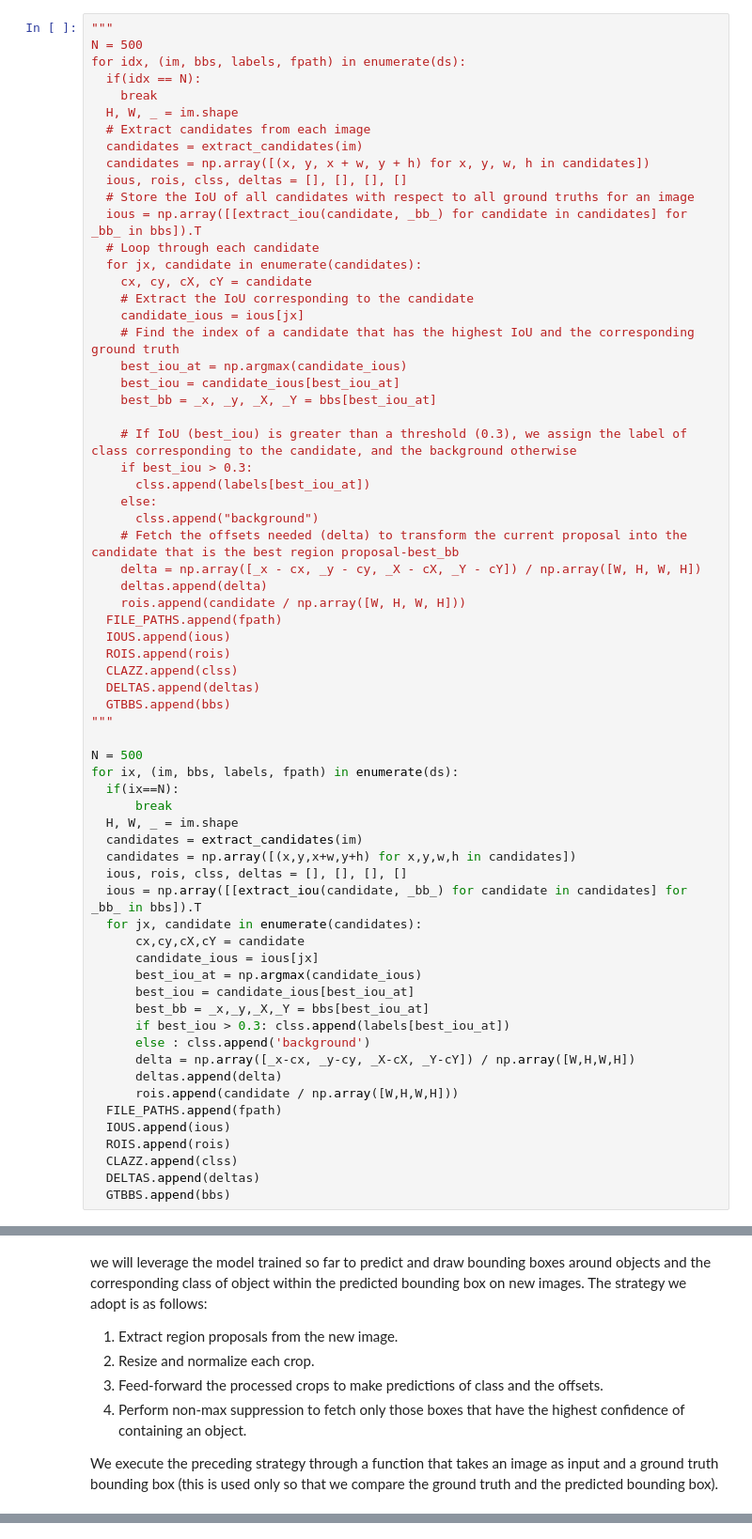
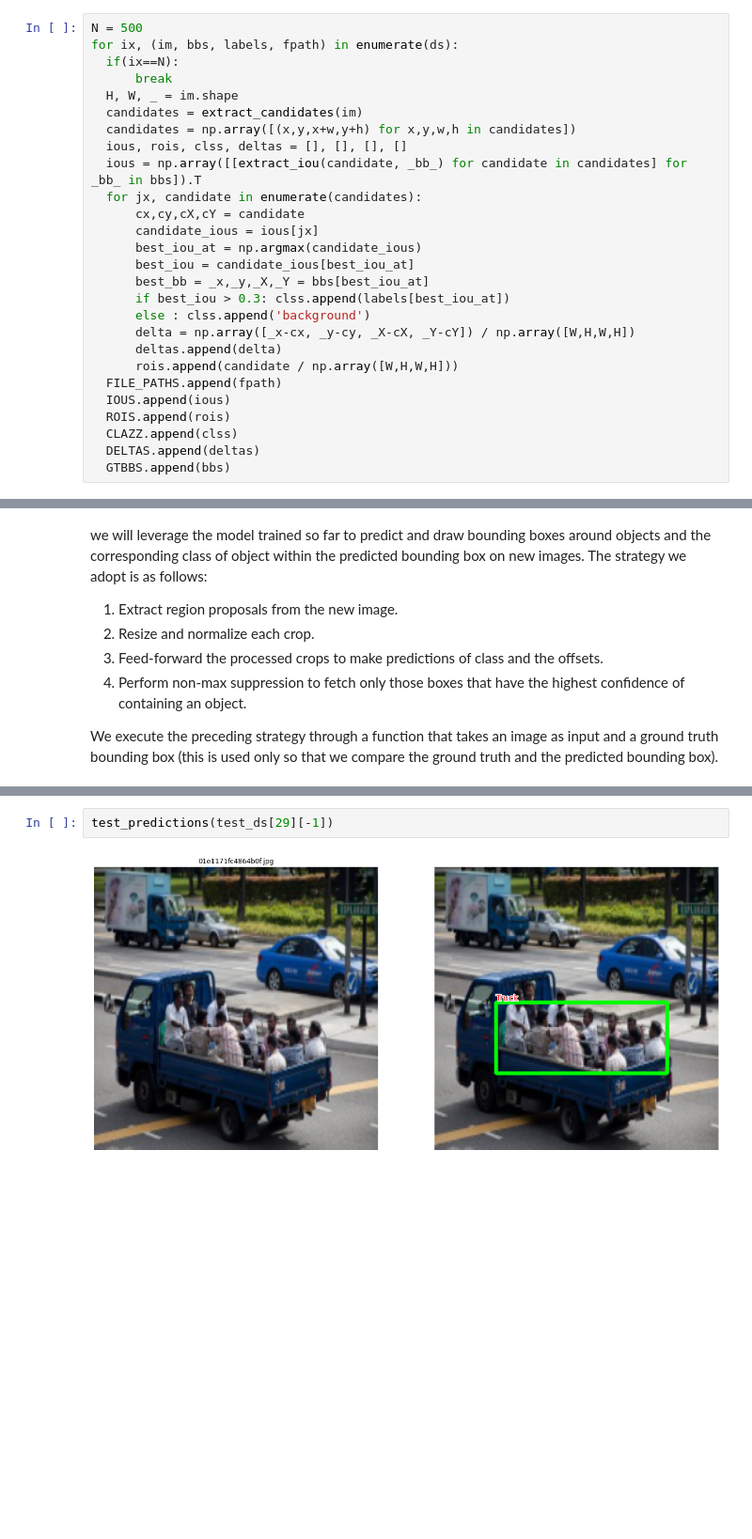
Before and after one commit to rahiakela/modern-computer-vision-with-pytorch, a Jupyter notebook: 7-basics-of-object-detection/3_training_fast_r_cnn_based_custom_object_detectors.ipynb, the cells around one changed output, grey strips where cells are left out. Shown at 94% size. Drawn from its saved outputs; the diff is of its cells as text; blank space fills up the shorter version.

```diff
--- a/7-basics-of-object-detection/3_training_fast_r_cnn_based_custom_object_detectors.ipynb
+++ b/7-basics-of-object-detection/3_training_fast_r_cnn_based_custom_object_detectors.ipynb
@@ -214,45 +214,6 @@ FILE_PATHS, GTBBS, CLAZZ, DELTAS, ROIS, IOUS = [], [], [], [], [], []
 # %% [markdown]
 **2.**Loop through the dataset and populate the lists initialized above:
 # %%
-"""
-N = 500
-for idx, (im, bbs, labels, fpath) in enumerate(ds):
-  if(idx == N):
-    break
-  H, W, _ = im.shape
-  # Extract candidates from each image
-  candidates = extract_candidates(im)
-  candidates = np.array([(x, y, x + w, y + h) for x, y, w, h in candidates])
-  ious, rois, clss, deltas = [], [], [], []
-  # Store the IoU of all candidates with respect to all ground truths for an image
-  ious = np.array([[extract_iou(candidate, _bb_) for candidate in candidates] for _bb_ in bbs]).T
-  # Loop through each candidate
-  for jx, candidate in enumerate(candidates):
-    cx, cy, cX, cY = candidate
-    # Extract the IoU corresponding to the candidate
-    candidate_ious = ious[jx]
-    # Find the index of a candidate that has the highest IoU and the corresponding ground truth
-    best_iou_at = np.argmax(candidate_ious)
-    best_iou = candidate_ious[best_iou_at]
-    best_bb = _x, _y, _X, _Y = bbs[best_iou_at]
-
-    # If IoU (best_iou) is greater than a threshold (0.3), we assign the label of class corresponding to the candidate, and the background otherwise
-    if best_iou > 0.3:
-      clss.append(labels[best_iou_at])
-    else:
-      clss.append("background")
-    # Fetch the offsets needed (delta) to transform the current proposal into the candidate that is the best region proposal-best_bb
-    delta = np.array([_x - cx, _y - cy, _X - cX, _Y - cY]) / np.array([W, H, W, H])
-    deltas.append(delta)
-    rois.append(candidate / np.array([W, H, W, H]))
-  FILE_PATHS.append(fpath)
-  IOUS.append(ious)
-  ROIS.append(rois)
-  CLAZZ.append(clss)
-  DELTAS.append(deltas)
-  GTBBS.append(bbs)
-"""
-
 N = 500
 for ix, (im, bbs, labels, fpath) in enumerate(ds):
   if(ix==N):
@@ -668,0 +556,4 @@ All of this time is consumed in generating region proposals, resizing each regio
+# %%
+test_predictions(test_ds[29][-1])
+# %% [output]
+[figure, added]
```
Also changed, not shown: parts of 8 cells of this notebook.
